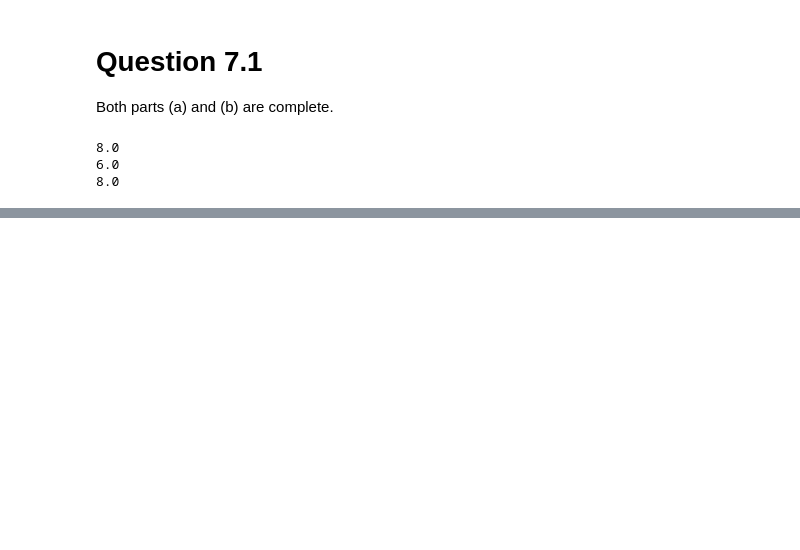
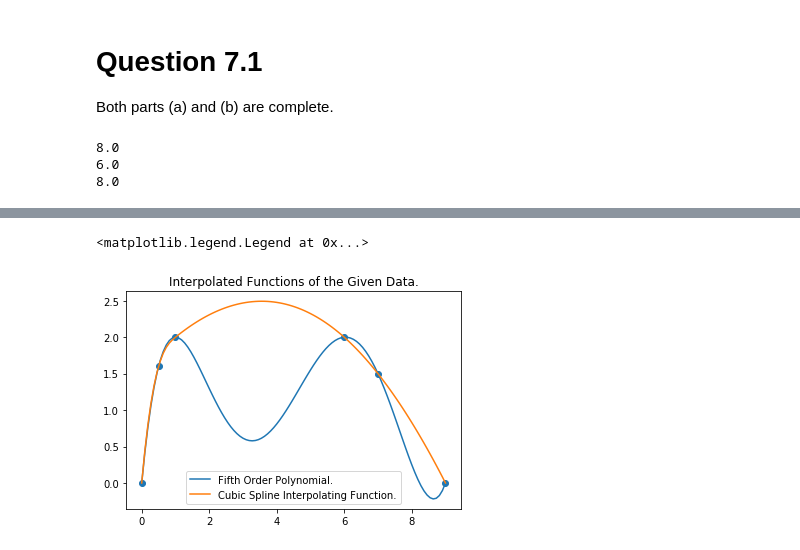
Before and after one commit to malcolmwhat/ecse443, a Jupyter notebook: project/final_project.ipynb, the cells around one changed output, grey strips where cells are left out. Saved outputs shown, nothing was run; the diff lists cells and outputs as text; code cells hidden in the pictures; blank space fills up the shorter version.

```diff
--- a/project/final_project.ipynb
+++ b/project/final_project.ipynb
@@ -123,0 +333,26 @@ np.array([[-2,-27],[0,-1], [1,0]]).shape
+# %%
+import numpy as np
+import pylab as plt
+from scipy.interpolate import KroghInterpolator, CubicSpline
+
+t = np.array([0.0, 0.5, 1.0, 6.0, 7.0, 9.0])
+y = np.array([0.0, 1.6, 2.0, 2.0, 1.5, 0.0])
+plt.scatter(t, y)
+
+# PART A
+f = KroghInterpolator(t, y)
+x = np.linspace(0, 9, 100)
+out = [f(i) for i in x]
+plt.plot(x, out, label="Fifth Order Polynomial.")
+plt.title("Interpolated Functions of the Given Data.")
+
+# PART B
+spline = CubicSpline(t, y)
+y = [spline(i) for i in x]
+
+plt.plot(x, y, label="Cubic Spline Interpolating Function.")
+
+plt.legend(loc="best")
+# %% [output]
+<matplotlib.legend.Legend at 0x...>
+[figure, added]
```
Also changed, not shown: parts of 25 cells of this notebook, 4 other files.
